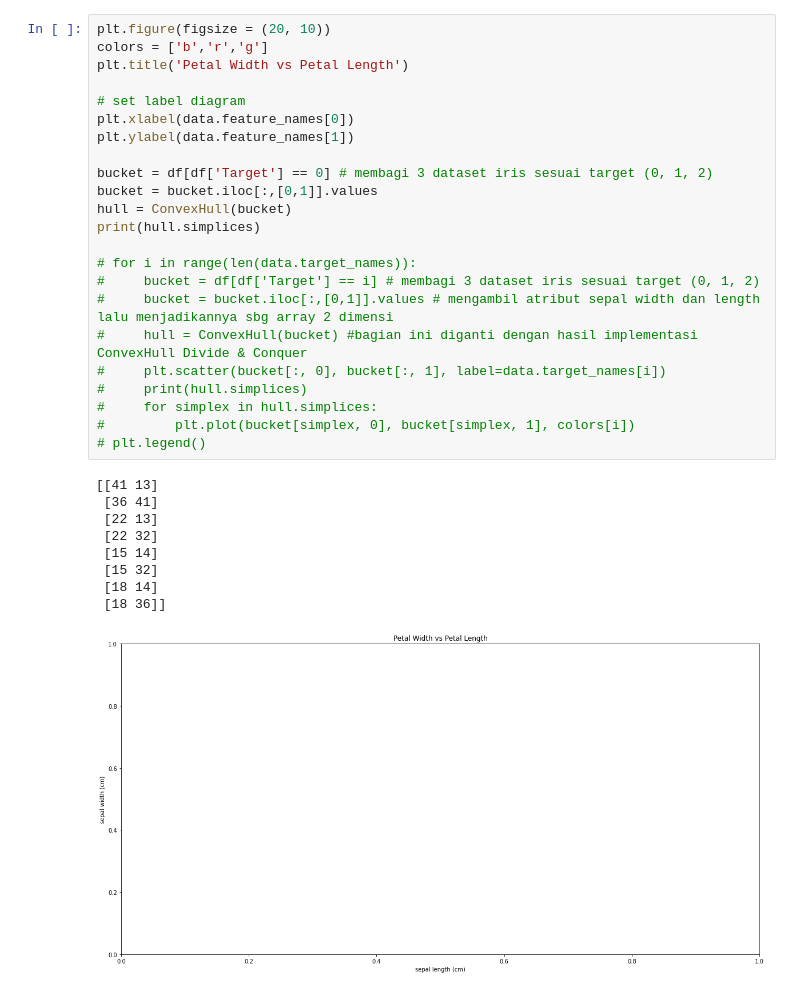
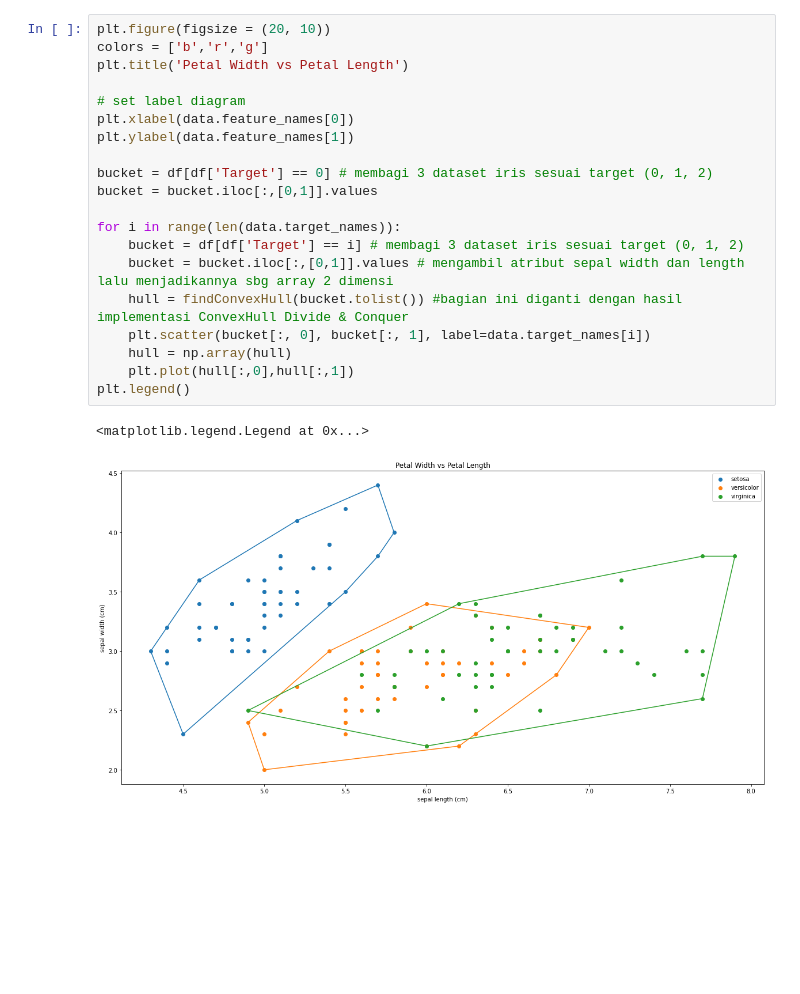
Before and after one commit to daffarg/Tucil2-Stima, a Jupyter notebook: main.ipynb, the cells around one changed output. Drawn from its saved outputs; the diff is of its cells as text; blank space fills up the shorter version.

Commit message:
update convex hull procedure

```diff
--- a/main.ipynb
+++ b/main.ipynb
@@ -67,33 +21,23 @@ print(bucket)
 # %%
 plt.figure(figsize = (20, 10))
 colors = ['b','r','g']
 plt.title('Petal Width vs Petal Length')
 
 # set label diagram
 plt.xlabel(data.feature_names[0])
 plt.ylabel(data.feature_names[1])
 
 bucket = df[df['Target'] == 0] # membagi 3 dataset iris sesuai target (0, 1, 2)
 bucket = bucket.iloc[:,[0,1]].values
-hull = ConvexHull(bucket)
-print(hull.simplices)
 
-# for i in range(len(data.target_names)):
-#     bucket = df[df['Target'] == i] # membagi 3 dataset iris sesuai target (0, 1, 2)
-#     bucket = bucket.iloc[:,[0,1]].values # mengambil atribut sepal width dan length lalu menjadikannya sbg array 2 dimensi
-#     hull = ConvexHull(bucket) #bagian ini diganti dengan hasil implementasi ConvexHull Divide & Conquer
-#     plt.scatter(bucket[:, 0], bucket[:, 1], label=data.target_names[i])
-#     print(hull.simplices)
-#     for simplex in hull.simplices:
-#         plt.plot(bucket[simplex, 0], bucket[simplex, 1], colors[i])
-# plt.legend()
+for i in range(len(data.target_names)):
+    bucket = df[df['Target'] == i] # membagi 3 dataset iris sesuai target (0, 1, 2)
+    bucket = bucket.iloc[:,[0,1]].values # mengambil atribut sepal width dan length lalu menjadikannya sbg array 2 dimensi
+    hull = findConvexHull(bucket.tolist()) #bagian ini diganti dengan hasil implementasi ConvexHull Divide & Conquer
+    plt.scatter(bucket[:, 0], bucket[:, 1], label=data.target_names[i])
+    hull = np.array(hull)
+    plt.plot(hull[:,0],hull[:,1])
+plt.legend()
 # %% [output]
-[[41 13]
- [36 41]
- [22 13]
- [22 32]
- [15 14]
- [15 32]
- [18 14]
- [18 36]]
+<matplotlib.legend.Legend at 0x...>
-[figure, old version]
+[figure, new version]
```
Also changed, not shown: parts of 2 cells of this notebook, 2 other files.
